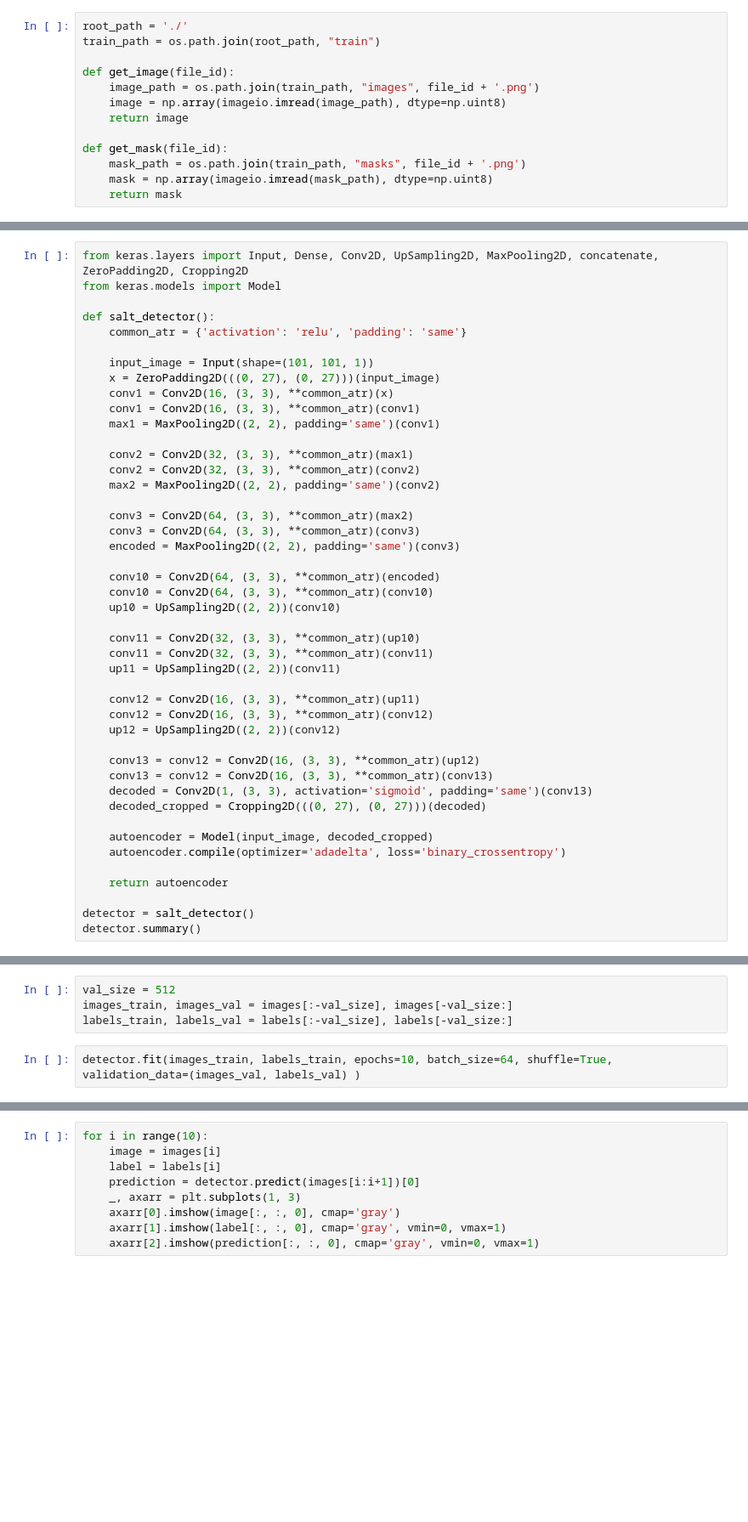
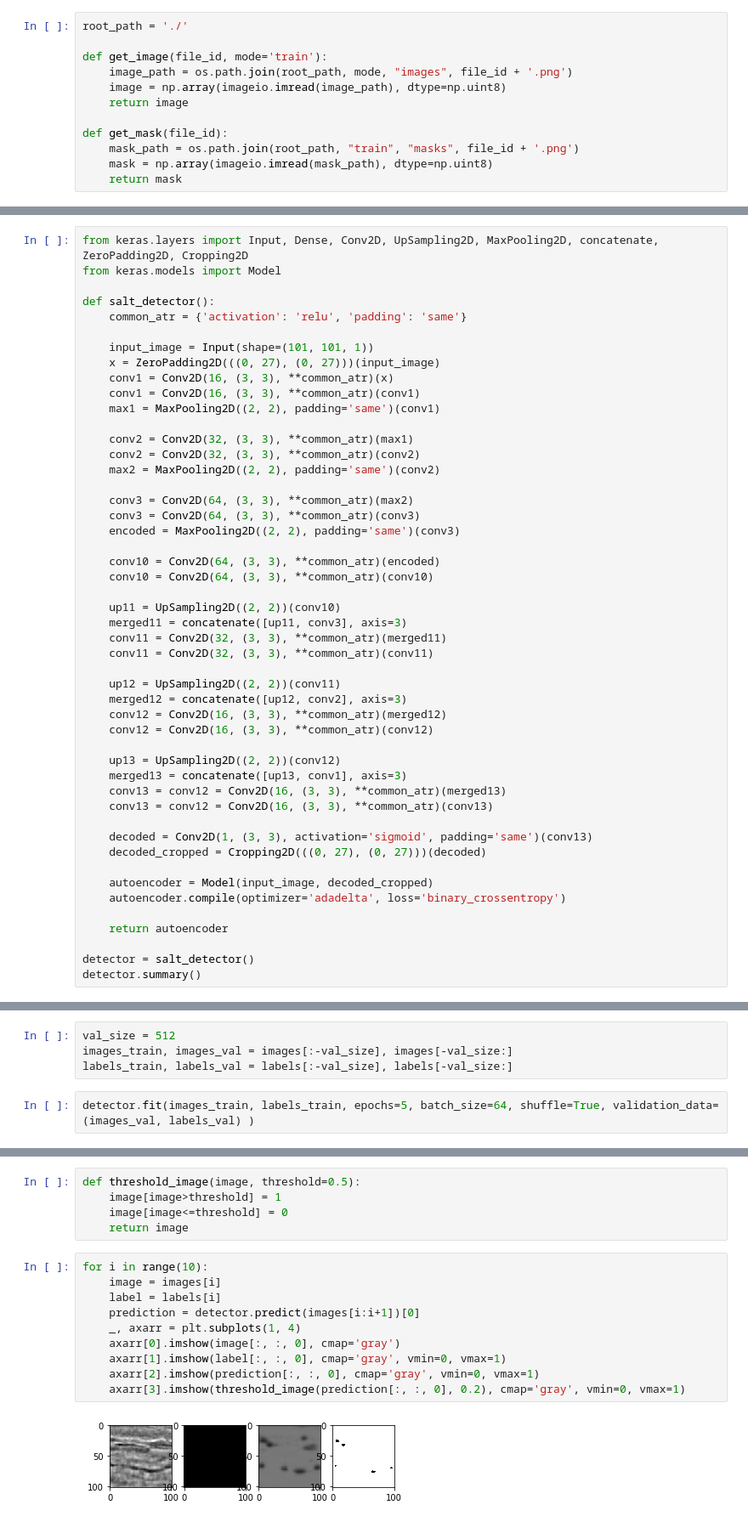
Before and after one commit to kirill-fedyanin/kaggle_tgs_salt, a Jupyter notebook: salt.ipynb, the cells around one changed output, grey strips where cells are left out. Shown: that part at 85% size. Cells and saved outputs as stored; diff of their text form; blank space fills up the shorter version.

```diff
--- a/salt.ipynb
+++ b/salt.ipynb
@@ -26,15 +26,14 @@ from skimage.transform import resize
 HEIGHT, WIDTH = 101, 101
 # %%
 root_path = './'
-train_path = os.path.join(root_path, "train")
 
-def get_image(file_id):
-    image_path = os.path.join(train_path, "images", file_id + '.png')
+def get_image(file_id, mode='train'):
+    image_path = os.path.join(root_path, mode, "images", file_id + '.png')
     image = np.array(imageio.imread(image_path), dtype=np.uint8)
     return image
 
 def get_mask(file_id):
-    mask_path = os.path.join(train_path, "masks", file_id + '.png')
+    mask_path = os.path.join(root_path, "train", "masks", file_id + '.png')
     mask = np.array(imageio.imread(mask_path), dtype=np.uint8)
     return mask
 # %%
@@ -119,18 +147,22 @@ def salt_detector():
 
     conv10 = Conv2D(64, (3, 3), **common_atr)(encoded)
     conv10 = Conv2D(64, (3, 3), **common_atr)(conv10)
-    up10 = UpSampling2D((2, 2))(conv10)
 
-    conv11 = Conv2D(32, (3, 3), **common_atr)(up10)
+    up11 = UpSampling2D((2, 2))(conv10)
+    merged11 = concatenate([up11, conv3], axis=3)
+    conv11 = Conv2D(32, (3, 3), **common_atr)(merged11)
     conv11 = Conv2D(32, (3, 3), **common_atr)(conv11)
-    up11 = UpSampling2D((2, 2))(conv11)
 
-    conv12 = Conv2D(16, (3, 3), **common_atr)(up11)
+    up12 = UpSampling2D((2, 2))(conv11)
+    merged12 = concatenate([up12, conv2], axis=3)
+    conv12 = Conv2D(16, (3, 3), **common_atr)(merged12)
     conv12 = Conv2D(16, (3, 3), **common_atr)(conv12)
-    up12 = UpSampling2D((2, 2))(conv12)
 
-    conv13 = conv12 = Conv2D(16, (3, 3), **common_atr)(up12)
+    up13 = UpSampling2D((2, 2))(conv12)
+    merged13 = concatenate([up13, conv1], axis=3)
+    conv13 = conv12 = Conv2D(16, (3, 3), **common_atr)(merged13)
     conv13 = conv12 = Conv2D(16, (3, 3), **common_atr)(conv13)
+
     decoded = Conv2D(1, (3, 3), activation='sigmoid', padding='same')(conv13)
     decoded_cropped = Cropping2D(((0, 27), (0, 27)))(decoded)
 
@@ -154,4 +204,4 @@ val_size = 512
 images_train, images_val = images[:-val_size], images[-val_size:]
 labels_train, labels_val = labels[:-val_size], labels[-val_size:]
 # %%
-detector.fit(images_train, labels_train, epochs=10, batch_size=64, shuffle=True, validation_data=(images_val, labels_val) )
+detector.fit(images_train, labels_train, epochs=5, batch_size=64, shuffle=True, validation_data=(images_val, labels_val) )
@@ -158,9 +221,17 @@ detector.fit(images_train, labels_train, epochs=10, batch_size=64, shuffle=True,
+# %%
+def threshold_image(image, threshold=0.5):
+    image[image>threshold] = 1
+    image[image<=threshold] = 0
+    return image
 # %%
 for i in range(10):
     image = images[i]
     label = labels[i]
     prediction = detector.predict(images[i:i+1])[0]
-    _, axarr = plt.subplots(1, 3)
+    _, axarr = plt.subplots(1, 4)
     axarr[0].imshow(image[:, :, 0], cmap='gray')
     axarr[1].imshow(label[:, :, 0], cmap='gray', vmin=0, vmax=1)
     axarr[2].imshow(prediction[:, :, 0], cmap='gray', vmin=0, vmax=1)
+    axarr[3].imshow(threshold_image(prediction[:, :, 0], 0.2), cmap='gray', vmin=0, vmax=1)
+# %% [output]
+[figure, added]
```
Also changed, not shown: parts of 7 cells of this notebook.
